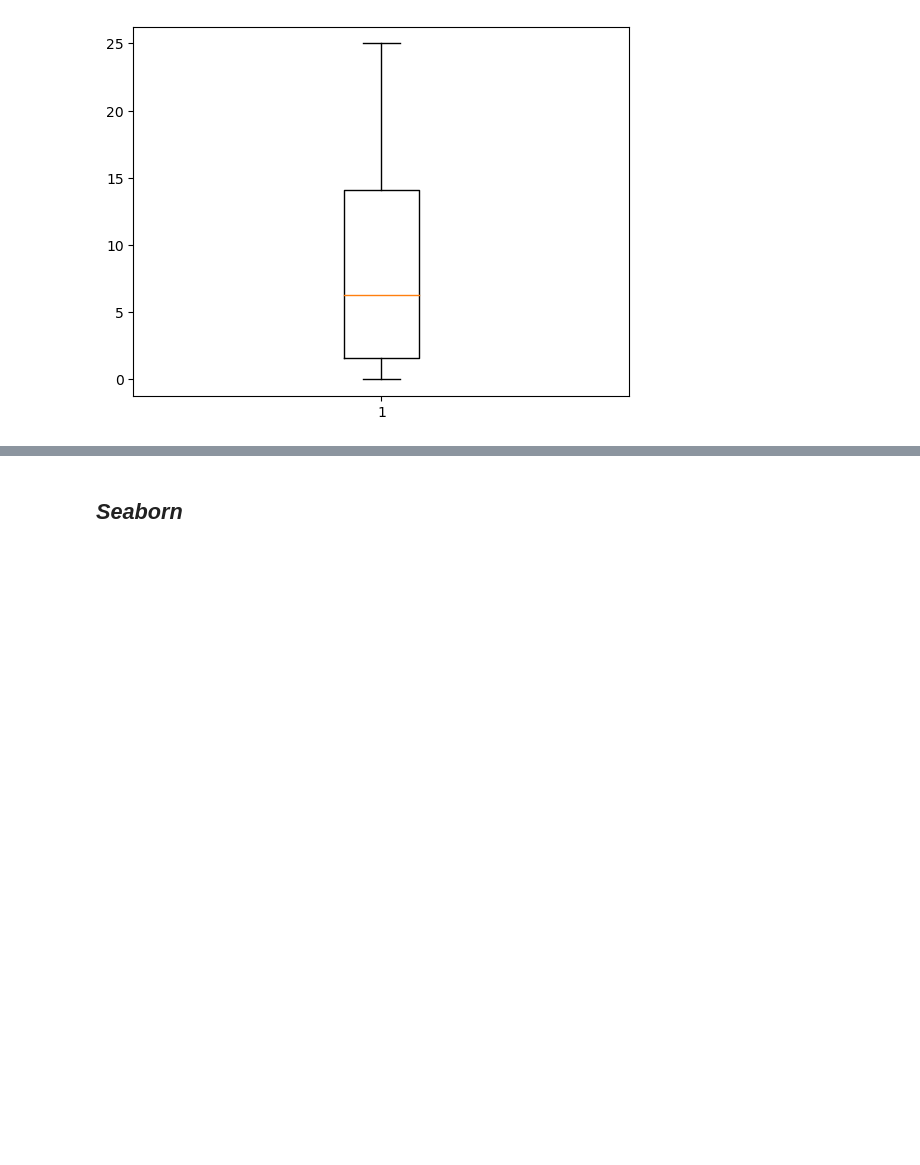
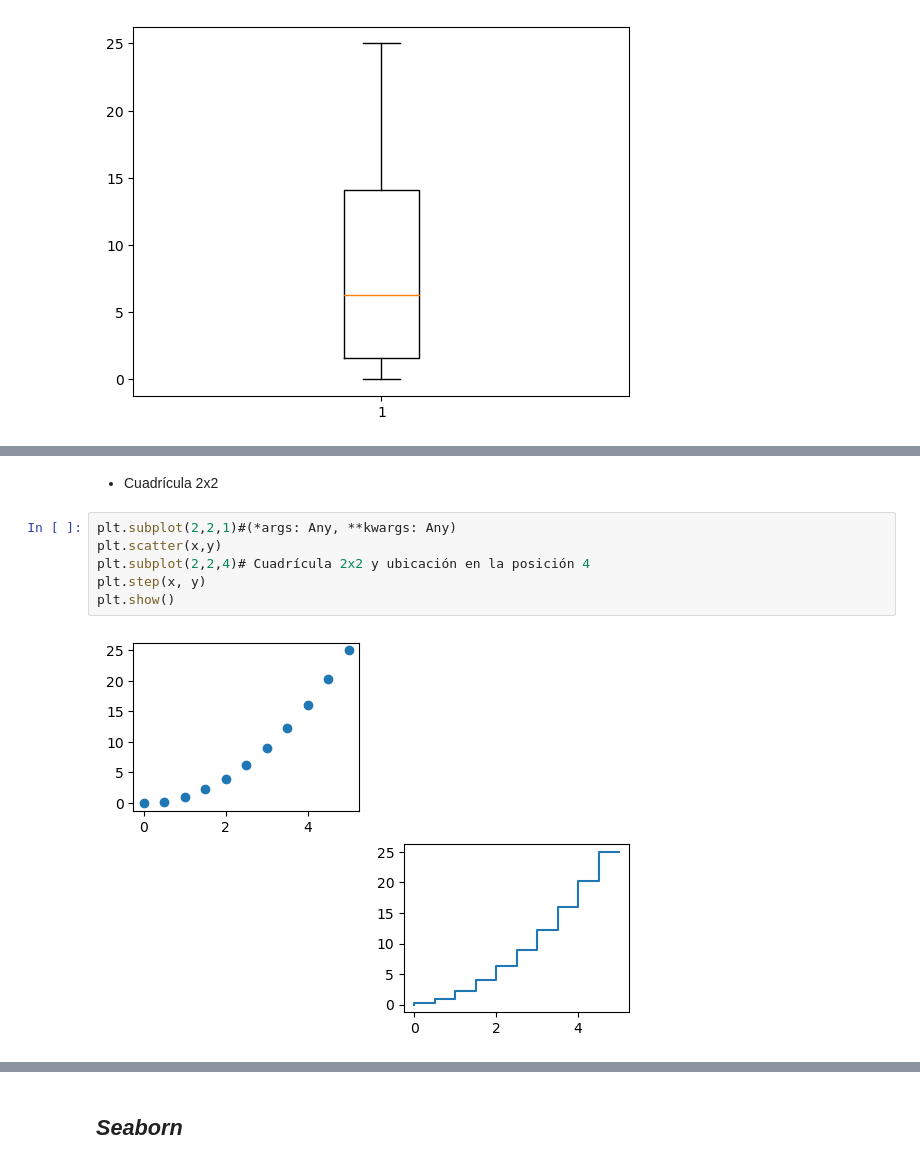
Before and after one commit to dhduartea/Curso_Visualizacion_Datos_Matplotlib_Seaborn, a Jupyter notebook: matplot_seaborn.ipynb, the cells around one changed output, grey strips where cells are left out. Drawn from its saved outputs; the diff is of its cells as text; blank space fills up the shorter version.

```diff
--- a/matplot_seaborn.ipynb
+++ b/matplot_seaborn.ipynb
@@ -68,0 +103,10 @@ plt.show()
+# %% [markdown]
+- Cuadrícula 2x2
+# %%
+plt.subplot(2,2,1)#(*args: Any, **kwargs: Any)
+plt.scatter(x,y)
+plt.subplot(2,2,4)# Cuadrícula 2x2 y ubicación en la posición 4
+plt.step(x, y)
+plt.show()
+# %% [output]
+[figure, added]
```
Also changed, not shown: parts of 35 cells of this notebook.
